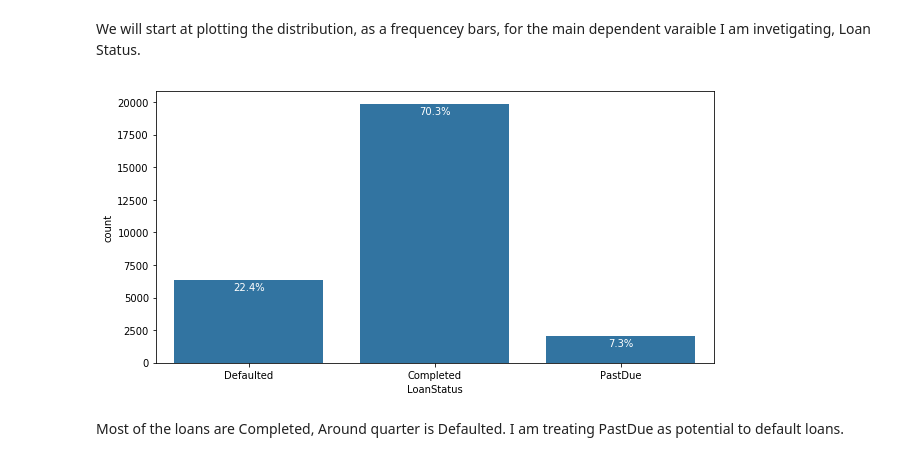
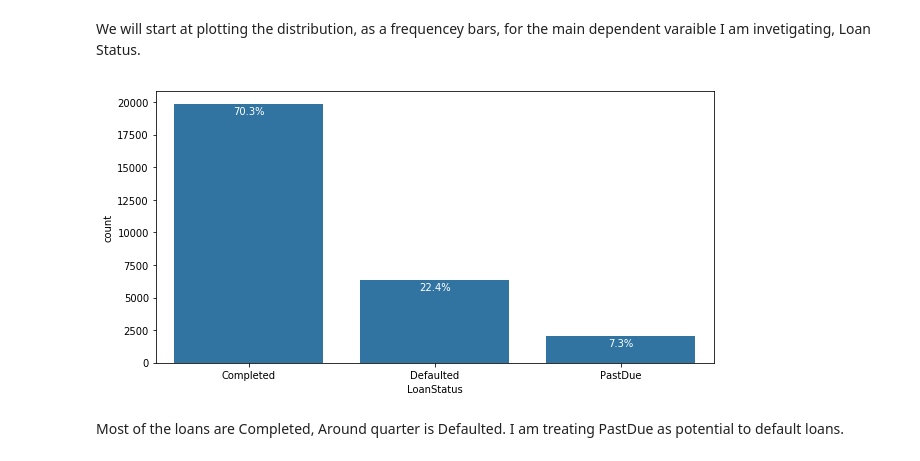
Before and after one commit to yaman-jaghbeer/Communicate-Data-Finding, a Jupyter notebook: exploration.ipynb, the cells around one changed output. Drawn from its saved outputs; the diff is of its cells as text; code cells hidden in the pictures.

```diff
--- a/exploration.ipynb
+++ b/exploration.ipynb
@@ -235,9 +204,13 @@ Not employed      649
 undisclosed        45
 Name: IncomeRange, dtype: int64
 # %%
-IncomeRange_classes = ['Not employed','undisclosed','$0-25k','$25-50k','$50-75k','$75-100k','>$100k']
+IncomeRange_classes = ['$0-25k','$25-50k','$50-75k','$75-100k','>$100k','Not employed','undisclosed']
 IncomeRange_cat =  pd.api.types.CategoricalDtype(ordered=True, categories = IncomeRange_classes)
 prosper_df['IncomeRange'] = prosper_df['IncomeRange'].astype(IncomeRange_cat)
+
+#This varaible to be used with functions that ignores the order set with the type above
+#for example sb.countplot
+IncomeRange_order = ['$0-25k','$25-50k','$50-75k','$75-100k','>$100k','Not employed','undisclosed']
 # %% [markdown]
 As my main objective from this exploration is to predict the Loan Satus, will it Default or be completed I will need to rearrange the status as following:
 - Past Due: All past due incident will be grouped under this title
@@ -256,7 +229,7 @@ prosper_df.replace(['Chargedoff'],'Defaulted',inplace=True)
 # %%
 prosper_df.replace(['FinalPaymentInProgress'],'Completed',inplace=True)
 # %%
-loan_classes = ['Defaulted','Completed','PastDue']
+loan_classes = ['Completed','Defaulted', 'PastDue']
 loan_cat =  pd.api.types.CategoricalDtype(ordered=True, categories = loan_classes)
 prosper_df['LoanStatus'] = prosper_df['LoanStatus'].astype(loan_cat)
 # %%
@@ -268,0 +285,2 @@ Name: LoanStatus, dtype: int64
+# %%
+pylab.rcParams['figure.figsize'] = (10.0, 5.0) #set default figure size
@@ -276,12 +297,11 @@ and prepare yourself to look at relationships between variables.
 We will start at plotting the distribution, as a frequencey bars, for the main dependent varaible I am invetigating, Loan Status.
 # %%
 # create the plot
-fsize()
 sb.countplot(data = prosper_df, x = 'LoanStatus',color=base_color)
 
 show_annot('LoanStatus',displacement = -800)
 # %% [output]
-[figure, old version]
+[figure, new version]
 # %% [markdown]
 Most of the loans are Completed,
 Around quarter is Defaulted.
```
Also changed, not shown: parts of 64 cells of this notebook.
